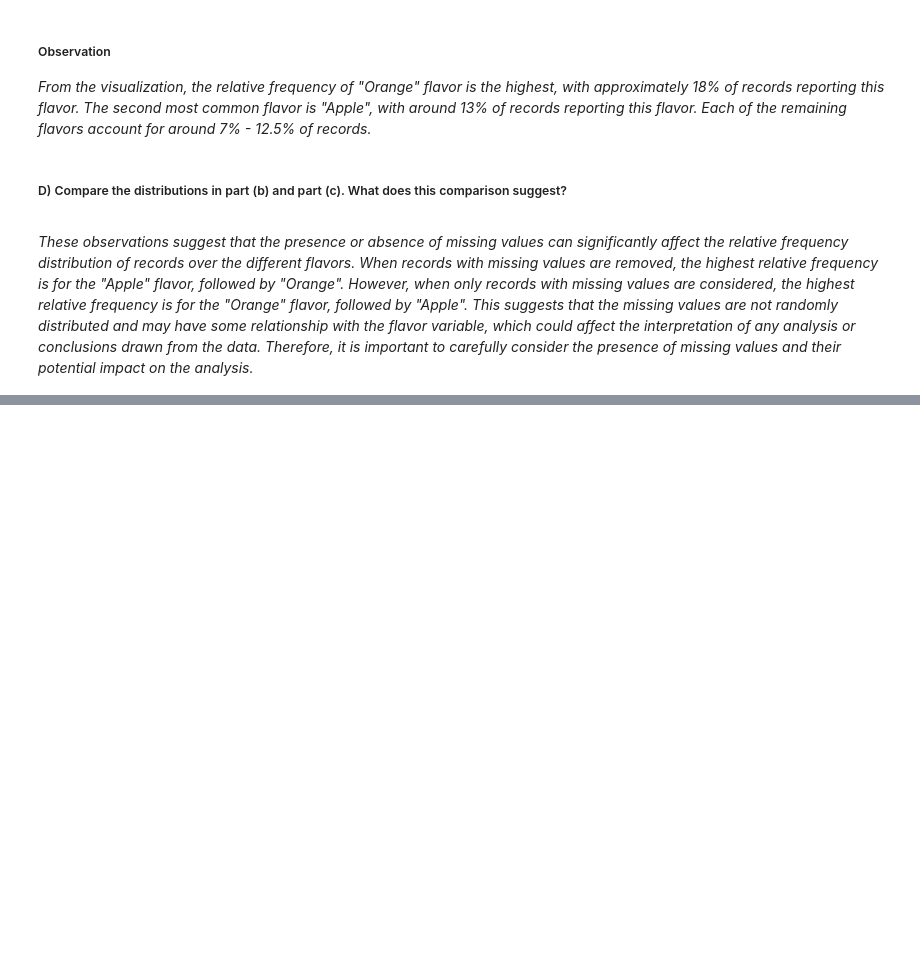
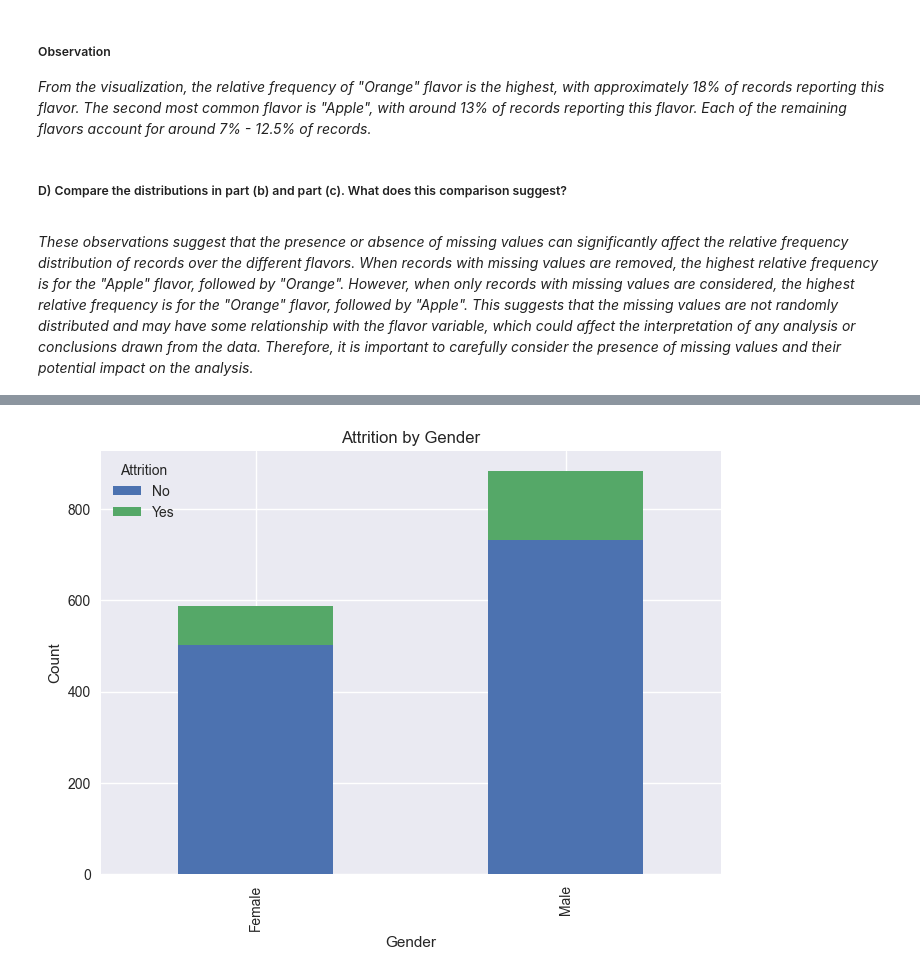
Before and after one commit to MutugiBrian/Data-Science-Prac, a Jupyter notebook: Prep.ipynb, the cells around one changed output, grey strips where cells are left out. Saved outputs shown, nothing was run; the diff lists cells and outputs as text; code cells hidden in the pictures; blank space fills up the shorter version.

```diff
--- a/Prep.ipynb
+++ b/Prep.ipynb
@@ -419,0 +609,22 @@ These observations suggest that the presence or absence of missing values can si
+# %%
+# Group the data by gender and attrition status
+gender_attrition = atdf.groupby(['Gender', 'Attrition'])[
+    'EmployeeCount'].count()
+
+# Create a pivot table to reshape the data
+gender_attrition = gender_attrition.reset_index()
+gender_attrition = gender_attrition.pivot(
+    index='Gender', columns='Attrition', values='EmployeeCount')
+
+# Create a bar chart
+gender_attrition.plot(kind='bar', stacked=True)
+
+# Add labels and title
+plt.xlabel("Gender")
+plt.ylabel("Count")
+plt.title("Attrition by Gender")
+
+# Show the plot
+plt.show()
+# %% [output]
+[figure, added]
```
Also changed, not shown: parts of 34 cells of this notebook.
